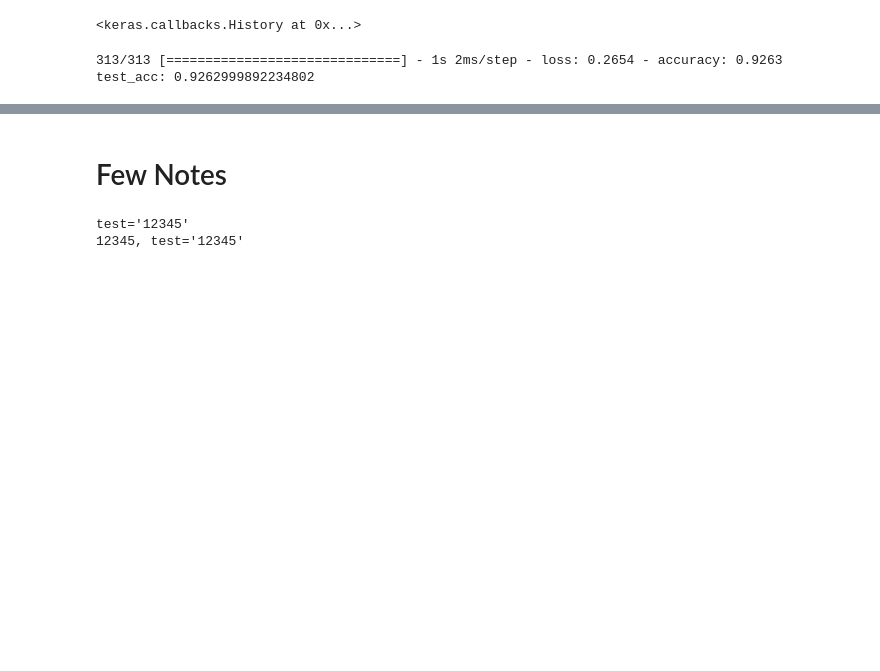
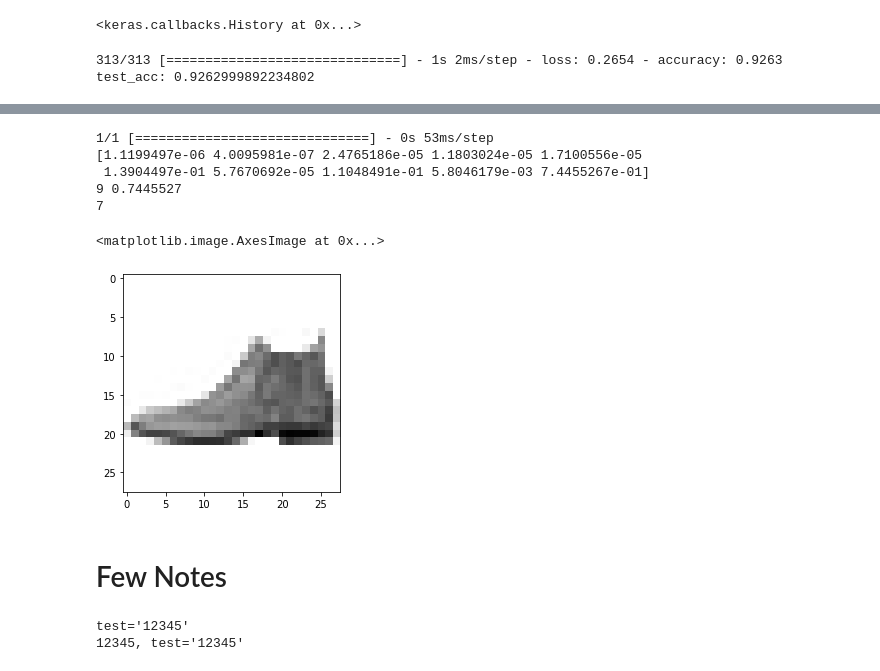
Before and after one commit to everestso/Summer22, a Jupyter notebook: Tensor2MNIST.ipynb, the cells around one changed output, grey strips where cells are left out. Saved outputs shown, nothing was run; the diff lists cells and outputs as text; code cells hidden in the pictures; blank space fills up the shorter version.

```diff
--- a/Tensor2MNIST.ipynb
+++ b/Tensor2MNIST.ipynb
@@ -270,3 +396,21 @@ test_acc: 0.9262999892234802
+# %%
+test_digits = x_test[0:10]
+predictions = modelCNN.predict(test_digits)
+print(predictions[0])
+print(predictions[0].argmax(), predictions[0][predictions[0].argmax()])
+print(test_labels[0])
+# %% [output]
+1/1 [==============================] - 0s 53ms/step
+[1.1199497e-06 4.0095981e-07 2.4765186e-05 1.1803024e-05 1.7100556e-05
+ 1.3904497e-01 5.7670692e-05 1.1048491e-01 5.8046179e-03 7.4455267e-01]
+9 0.7445527
+7
+# %%
+pI = lambda x: plt.imshow(x, cmap="binary"); plt.show()
+pI(x_test[0])
+# %% [output]
+<matplotlib.image.AxesImage at 0x...>
+[figure, added]
 # %% [markdown]
 # Few Notes
 # %%
```
Also changed, not shown: parts of 9 cells of this notebook.
